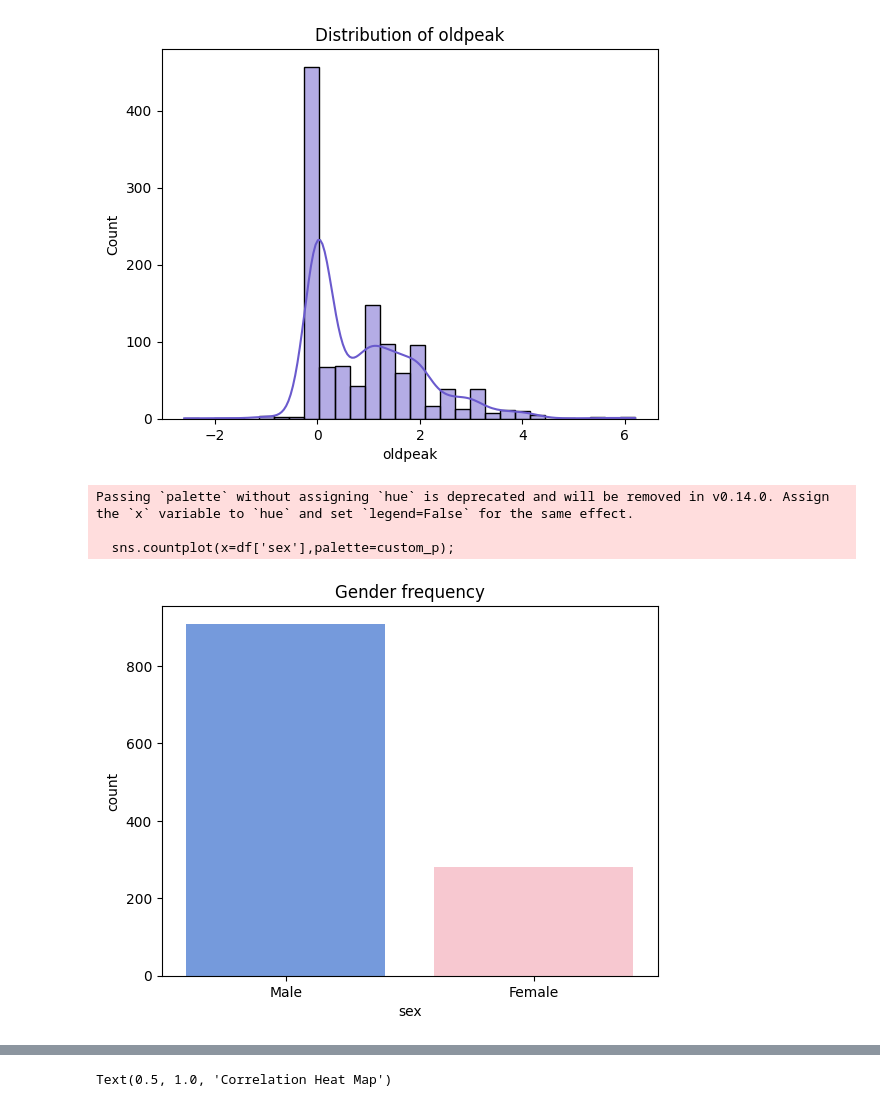
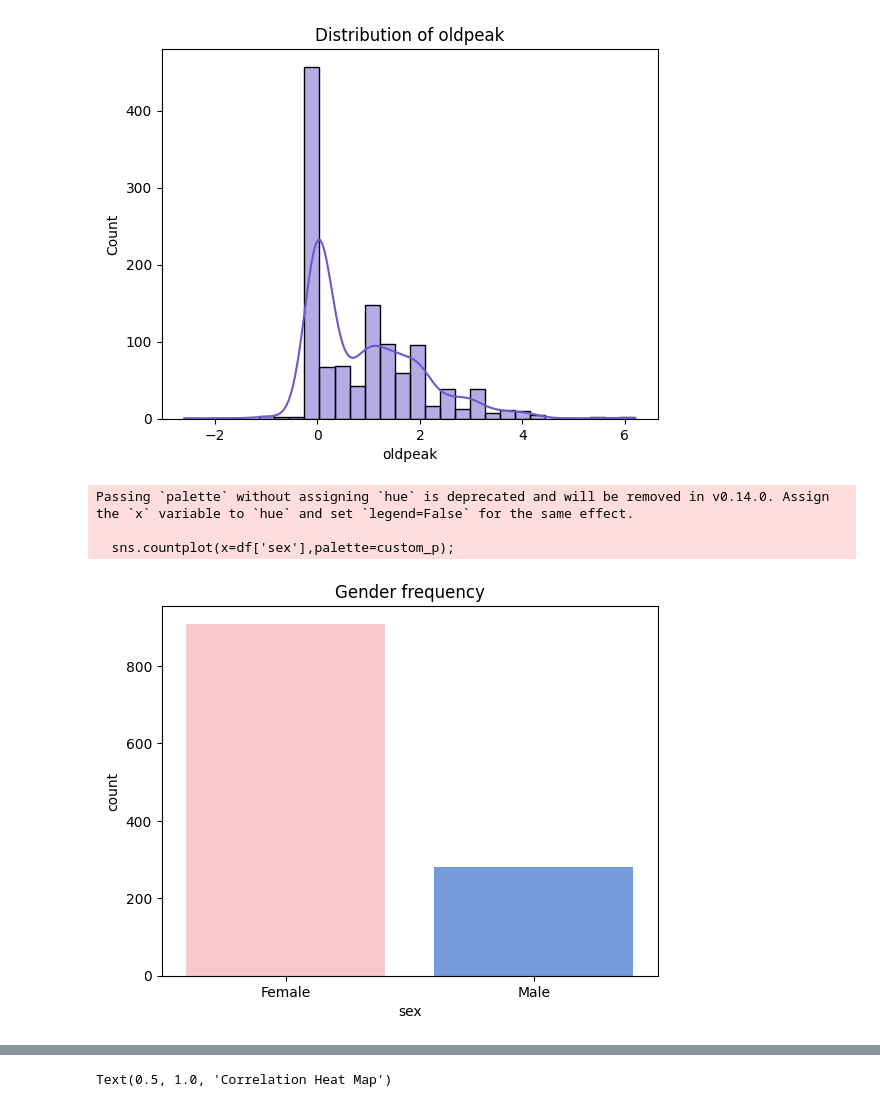
Before and after one commit to arda92a/Data-Mining-Project, a Jupyter notebook: project.ipynb, the cells around one changed output, grey strips where cells are left out. Cells and saved outputs as stored; diff of their text form; code cells hidden in the pictures.

```diff
--- a/project.ipynb
+++ b/project.ipynb
@@ -133,13 +133,15 @@ plt.title("Distribution of oldpeak")
 Text(0.5, 1.0, 'Distribution of oldpeak')
 [figure]
 # %%
+df['sex'] = df['sex'].map({0: 'Male', 1: 'Female'})
+
 custom_p={'Male' : 'cornflowerblue' , "Female":"pink"}
 custom_palette = {'Heart disease': 'red', 'Normal': 'blue'}
 sns.countplot(x=df['sex'],palette=custom_p);
 plt.title("Gender frequency");
 # %% [output]
 Passing `palette` without assigning `hue` is deprecated and will be removed in v0.14.0. Assign the `x` variable to `hue` and set `legend=False` for the same effect.
 
   sns.countplot(x=df['sex'],palette=custom_p);
-[figure, old version]
+[figure, new version]
 # %%
```
Also changed, not shown: parts of 34 cells of this notebook, 7 other files.
